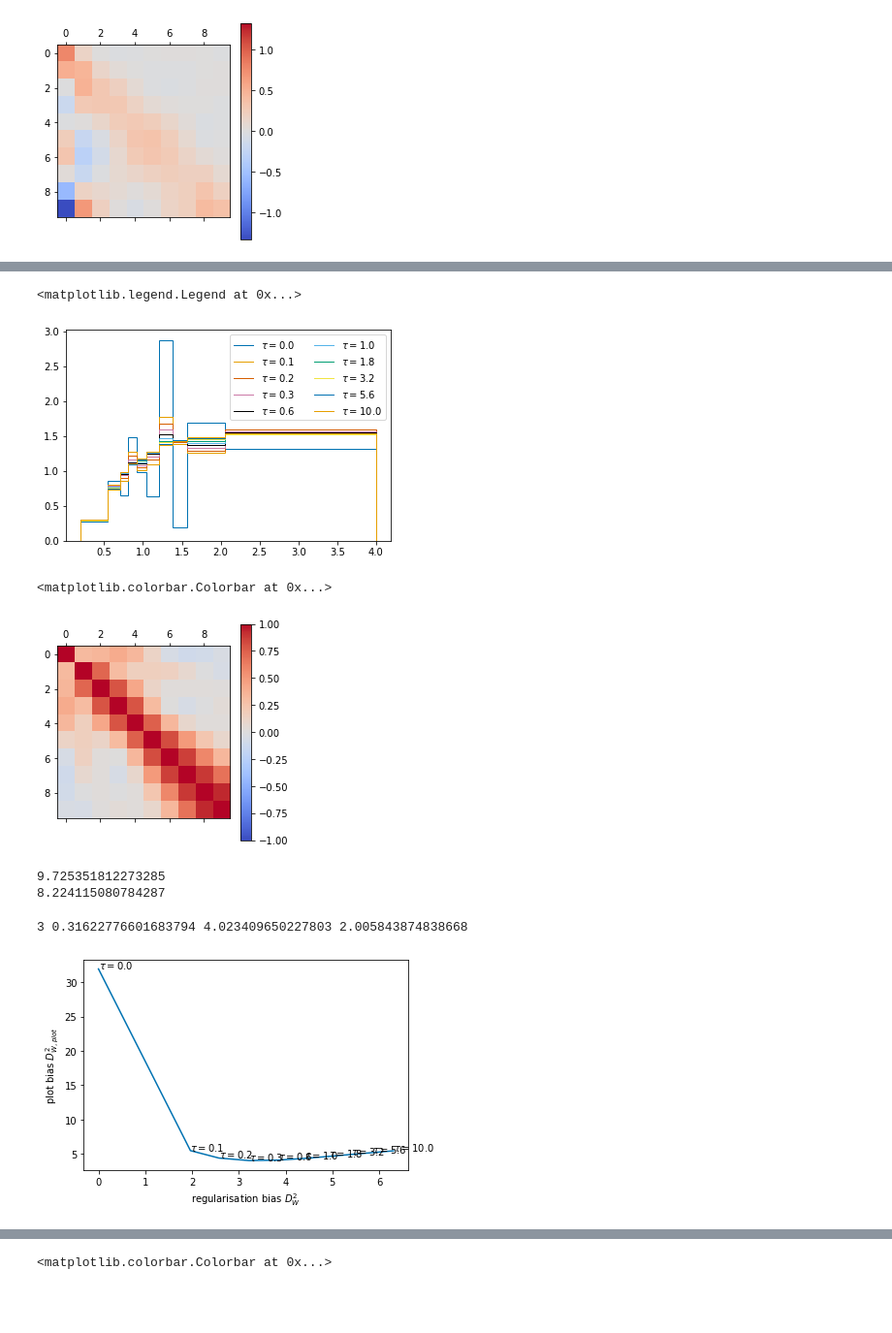
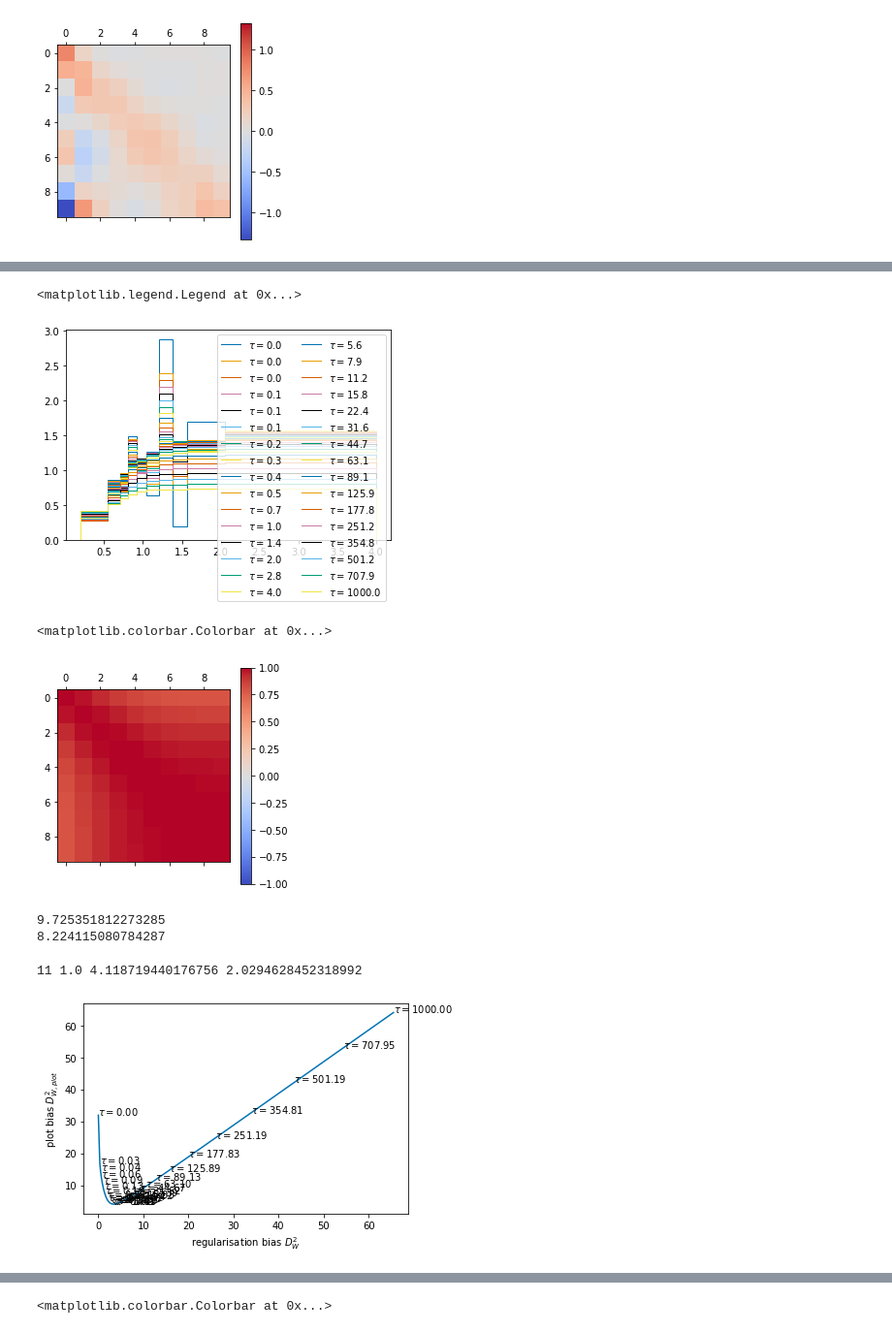
Before and after one commit to ast0815/regularisation, a Jupyter notebook: uBooNE_Enu.ipynb, the cells around one changed output, grey strips where cells are left out. Shown at 97% size. Drawn from its saved outputs; the diff is of its cells as text; code cells hidden in the pictures; blank space fills up the shorter version.

```diff
--- a/uBooNE_Enu.ipynb
+++ b/uBooNE_Enu.ipynb
@@ -134,7 +134,8 @@ plt.colorbar()
 [figure]
 # %%
 # Regularisation
-C = utils.Q2(unfolded)
+#C = utils.Q2(unfolded)
+C = utils.Q1(unfolded)
 plt.matshow(C)
 plt.colorbar()
 # %% [output]
@@ -152,7 +153,7 @@ tau_inv = pre_regularised_h[0].T @ C @ pre_regularised_h[0]
 tau_max = chi2 / tau_inv
 print(chi2, tau_inv, tau_max)
 
-tau_list = [0.0] + list(np.logspace(-1, 1, 9))
+tau_list = [0.0] + list(np.logspace(-1.5, 3, 31))
 A_list = [
     np.linalg.inv(cov_unfolded_inv + tau * C) @ cov_unfolded_inv for tau in tau_list
 ]
@@ -171,7 +172,7 @@ for x, tau in zip(regularised_list, tau_list):
 plt.legend(ncol=2)
 # %% [output]
 <matplotlib.legend.Legend at 0x...>
-[figure, old version]
+[figure, new version]
 # %%
 # Alt metrics
 # Determinant of covariance/correlation matrix as measure of overall correlation?
@@ -187,7 +188,7 @@ plt.matshow(cor_list[-1], cmap="coolwarm", vmin=-1, vmax=1)
 plt.colorbar()
 # %% [output]
 <matplotlib.colorbar.Colorbar at 0x...>
-[figure, old version]
+[figure, new version]
 # %%
 # Alt metrics
 # Wasserstein distance in uncorrelated standard normal space
@@ -219,15 +221,15 @@ for x, cov in zip(regularised_list, cov_list):
 # %%
 plt.plot(dist, diag_dist)
 plt.xlabel("regularisation bias $D^2_W$")
 plt.ylabel("plot bias $D^2_{W,plot}$")
 i_W = 0
 best = np.inf
 for i, (x, y, tau) in enumerate(zip(dist, diag_dist, tau_list)):
-    plt.annotate(rf"$\tau = {tau:.1f}$", (x, y))
+    plt.annotate(rf"$\tau = {tau:.2f}$", (x, y))
     if y < best:
         best = y
         i_W = i
 print(i_W, tau_list[i_W], best, np.sqrt(best))
 # %% [output]
-3 0.31622776601683794 4.023409650227803 2.005843874838668
+11 1.0 4.118719440176756 2.0294628452318992
-[figure, old version]
+[figure, new version]
```
Also changed, not shown: parts of 10 cells of this notebook, 1 other file.
